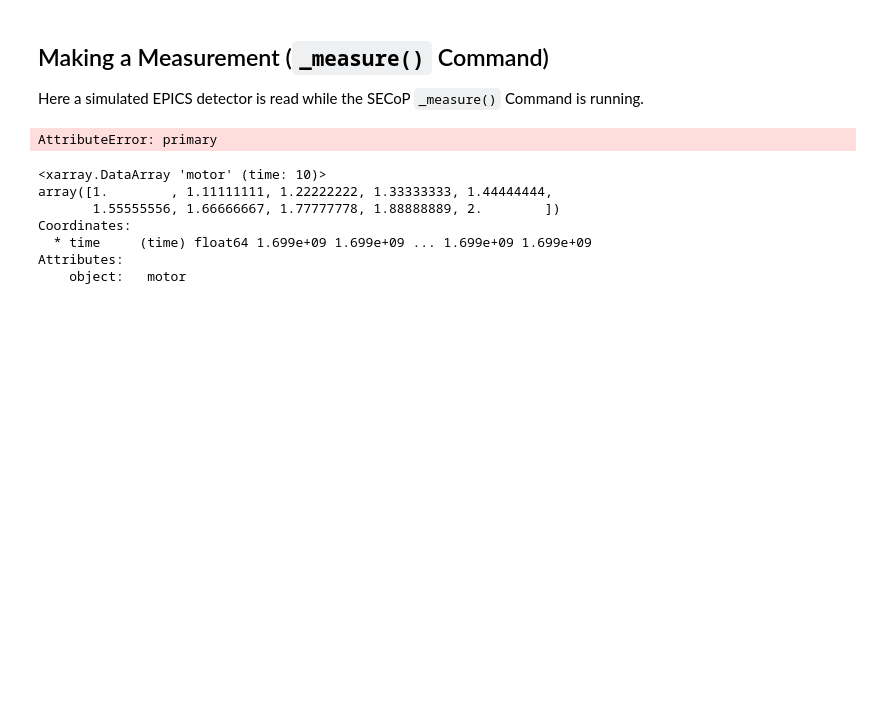
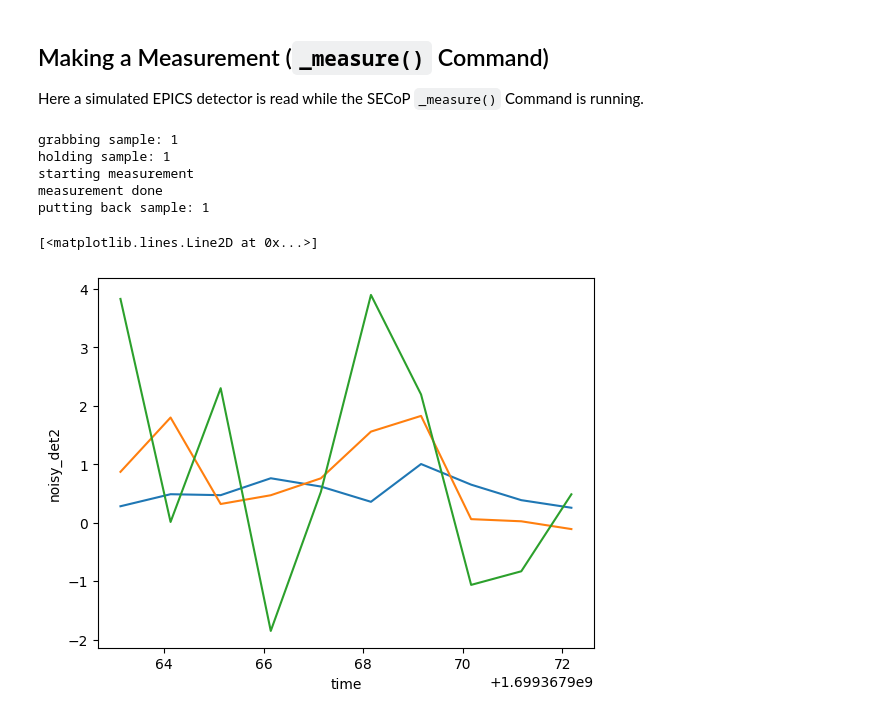
Before and after one commit to SampleEnvironment/secop-ophyd, a Jupyter notebook: jupyter/ipy_SECoP_workshop_Demo.ipynb, the cells around one changed output. Drawn from its saved outputs; the diff is of its cells as text; code cells hidden in the pictures; blank space fills up the shorter version.

```diff
--- a/jupyter/ipy_SECoP_workshop_Demo.ipynb
+++ b/jupyter/ipy_SECoP_workshop_Demo.ipynb
@@ -122,24 +161,29 @@ def measure(sample,sample_num):
 
     # gripper empty --> grab correct sample
     if curr_sample == 0:
+        print('grabbing sample: '+str(i))
         yield from bps.mv(sample,i)
 
-
+    print('holding sample: '+str(i))
 
     @bpp.run_decorator()
     def inner_meas(sample):
 
+
         complete_status = yield from bps.trigger(sample.measure_dev, wait=False) #This message doesn't exist yet
+        print('starting measurement')
 
         # While the device is still executing, read from the detectors in the detectors list
         while not complete_status.done:
 
             yield Msg('checkpoint') # allows us to pause the run
-            yield from bps.one_shot([det,det1]) #triggers and reads everything in the detectors list
+
+            yield from bps.one_shot([noisy_det0,noisy_det1,noisy_det2]) #triggers and reads everything in the detectors list
 
 
             yield Msg('sleep', None, 1)
 
+        print('measurement done')
 
 
     ### Do actual measurement ###
@@ -147,6 +191,7 @@ def measure(sample,sample_num):
 
 
     # put sample back into storage
+    print('putting back sample: '+str(i))
     yield from  bps.mv(sample,0)
 
     return uid
@@ -157,25 +202,19 @@ def measure(sample,sample_num):
 for i in range(1,2):
     #grab sample i and hold in Measurement Pos
     RE(measure(sample,i))
-
-
-run=db[-1]
-data = run.primary.read()
 # %% [output]
-AttributeError: primary
+grabbing sample: 1
+holding sample: 1
+starting measurement
+measurement done
+putting back sample: 1
-# %%
-RE(scan([det],motor,1,2,10),reason="for a demo")
-
-
-run=db[-1]
-data = run.primary.read()
-
-data["motor"]
-# %% [output]
-<xarray.DataArray 'motor' (time: 10)>
-array([1.        , 1.11111111, 1.22222222, 1.33333333, 1.44444444,
-       1.55555556, 1.66666667, 1.77777778, 1.88888889, 2.        ])
-Coordinates:
-  * time     (time) float64 1.699e+09 1.699e+09 ... 1.699e+09 1.699e+09
-Attributes:
-    object:   motor
+# %%
+
+run=db[-1]
+data = run.primary.read()
+data["noisy_det0"].plot()
+data["noisy_det1"].plot()
+data["noisy_det2"].plot()
+# %% [output]
+[<matplotlib.lines.Line2D at 0x...>]
+[figure, added]
```
Also changed, not shown: parts of 3 cells of this notebook.
